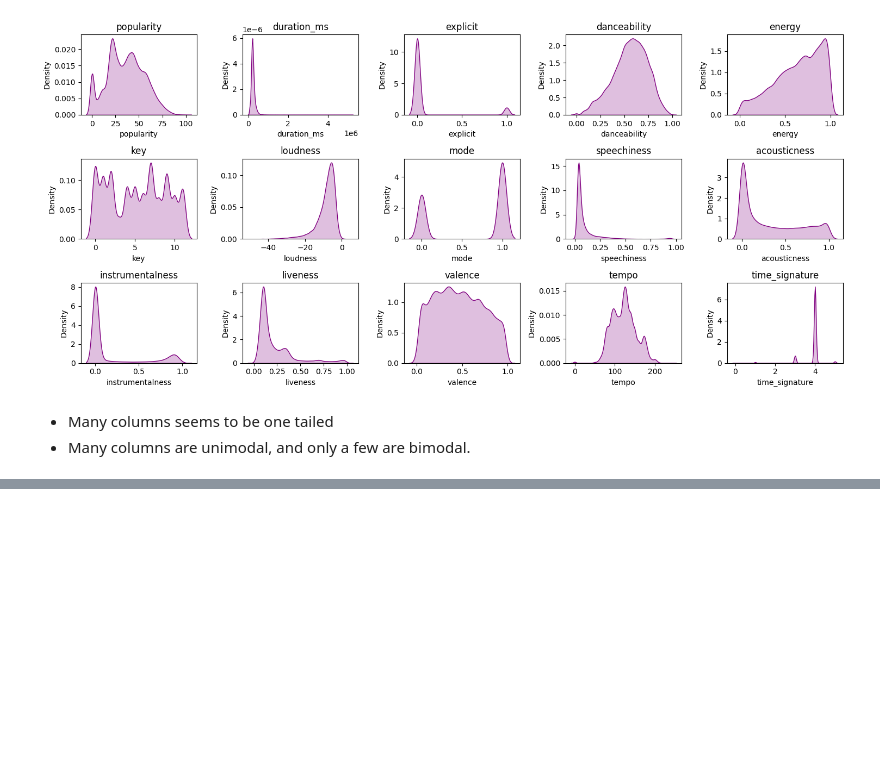
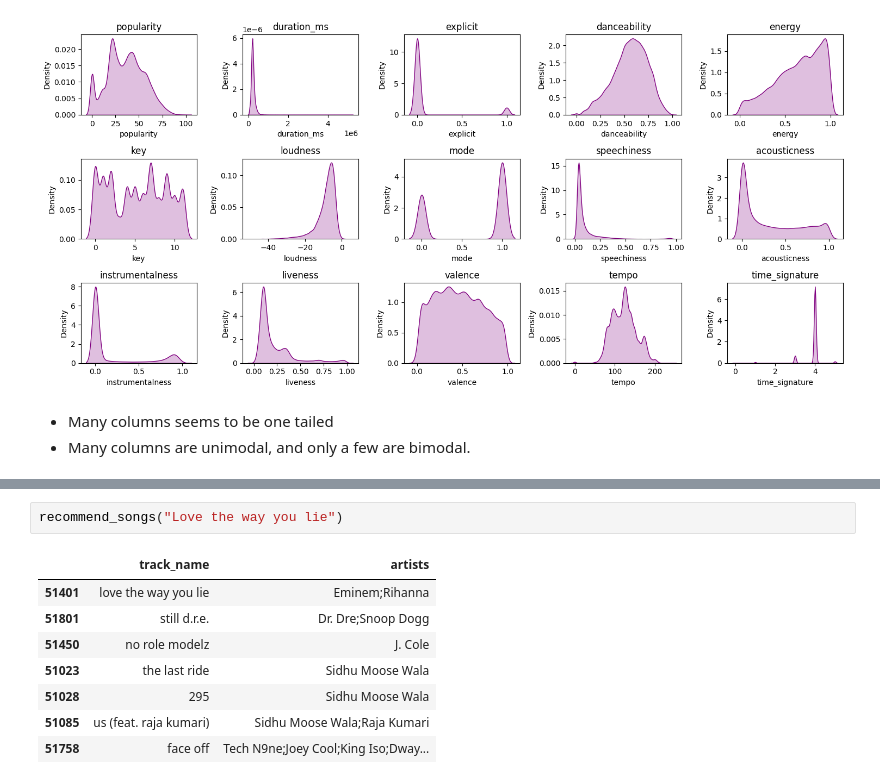
Before and after one commit to rizz045/Songs-Recommendation-System, a Jupyter notebook: Songs_Recommendation_System.ipynb, the cells around one changed output, grey strips where cells are left out. Saved outputs shown, nothing was run; the diff lists cells and outputs as text; blank space fills up the shorter version.

```diff
--- a/Songs_Recommendation_System.ipynb
+++ b/Songs_Recommendation_System.ipynb
@@ -270,0 +307,11 @@ df.columns
+# %%
+recommend_songs("Love the way you lie")
+# %% [output]
+|  | track_name | artists |
+| 51401 | love the way you lie | Eminem;Rihanna |
+| 51801 | still d.r.e. | Dr. Dre;Snoop Dogg |
+| 51450 | no role modelz | J. Cole |
+| 51023 | the last ride | Sidhu Moose Wala |
+| 51028 | 295 | Sidhu Moose Wala |
+| 51085 | us (feat. raja kumari) | Sidhu Moose Wala;Raja Kumari |
+| 51758 | face off | Tech N9ne;Joey Cool;King Iso;Dway... |
```
Also changed, not shown: parts of 28 cells of this notebook.
